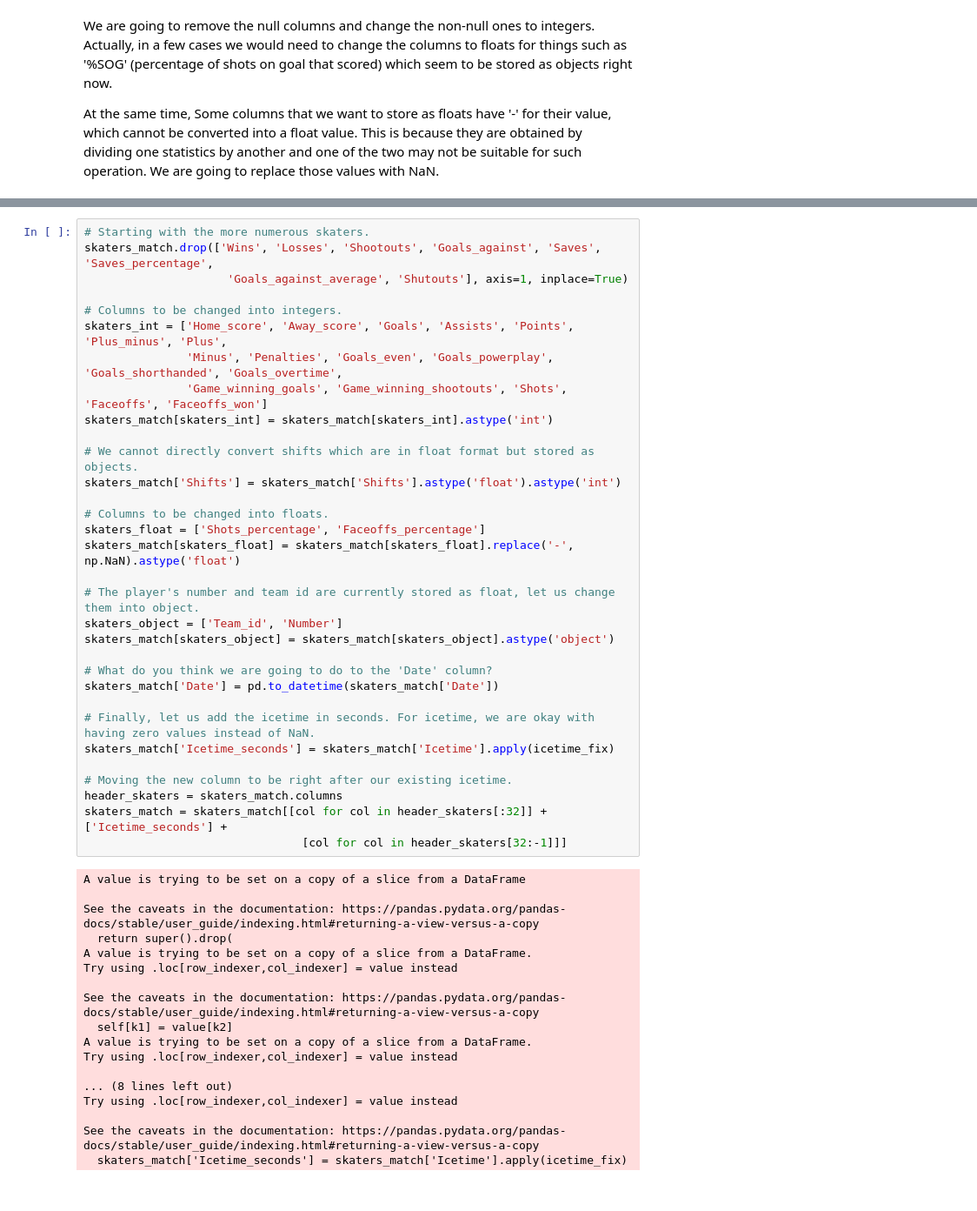
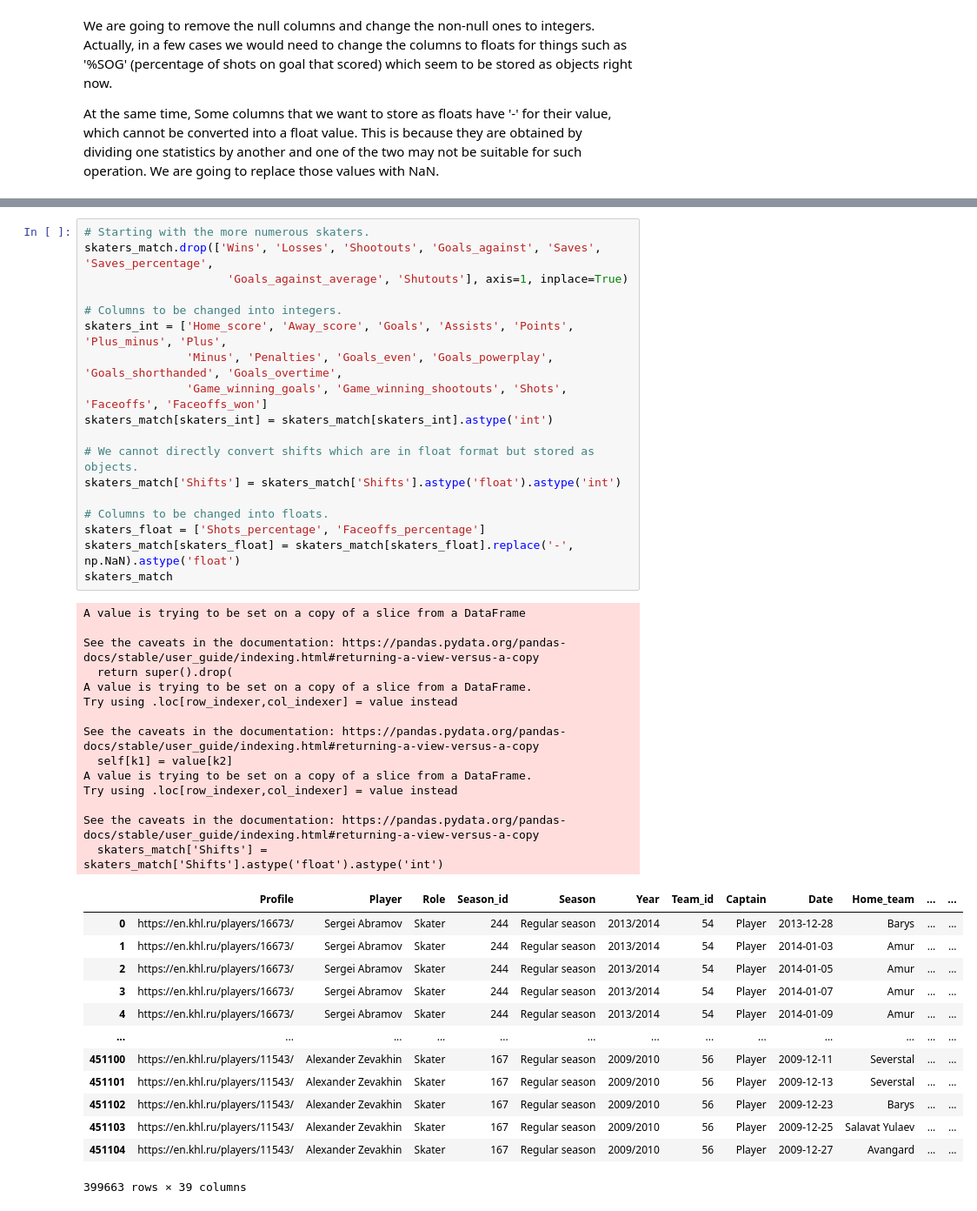
Before and after one commit to Dark-Hobbit/khl, a Jupyter notebook: stage_2/players_processing_match.ipynb, the cells around one changed output, grey strips where cells are left out. Shown at 87% size. Cells and saved outputs as stored; diff of their text form.

```diff
--- a/stage_2/players_processing_match.ipynb
+++ b/stage_2/players_processing_match.ipynb
@@ -328,52 +389,48 @@ print(header)
 # Starting with the more numerous skaters.
 skaters_match.drop(['Wins', 'Losses', 'Shootouts', 'Goals_against', 'Saves', 'Saves_percentage',
                      'Goals_against_average', 'Shutouts'], axis=1, inplace=True)
 
 # Columns to be changed into integers.
 skaters_int = ['Home_score', 'Away_score', 'Goals', 'Assists', 'Points', 'Plus_minus', 'Plus',
                'Minus', 'Penalties', 'Goals_even', 'Goals_powerplay', 'Goals_shorthanded', 'Goals_overtime',
                'Game_winning_goals', 'Game_winning_shootouts', 'Shots', 'Faceoffs', 'Faceoffs_won']
 skaters_match[skaters_int] = skaters_match[skaters_int].astype('int')
 
 # We cannot directly convert shifts which are in float format but stored as objects.
 skaters_match['Shifts'] = skaters_match['Shifts'].astype('float').astype('int')
 
 # Columns to be changed into floats.
 skaters_float = ['Shots_percentage', 'Faceoffs_percentage']
 skaters_match[skaters_float] = skaters_match[skaters_float].replace('-', np.NaN).astype('float')
-
-# The player's number and team id are currently stored as float, let us change them into object.
-skaters_object = ['Team_id', 'Number']
-skaters_match[skaters_object] = skaters_match[skaters_object].astype('object')
-
-# What do you think we are going to do to the 'Date' column?
-skaters_match['Date'] = pd.to_datetime(skaters_match['Date'])
-
-# Finally, let us add the icetime in seconds. For icetime, we are okay with having zero values instead of NaN.
-skaters_match['Icetime_seconds'] = skaters_match['Icetime'].apply(icetime_fix)
-
-# Moving the new column to be right after our existing icetime.
-header_skaters = skaters_match.columns
-skaters_match = skaters_match[[col for col in header_skaters[:32]] + ['Icetime_seconds'] +
-                                [col for col in header_skaters[32:-1]]]
+skaters_match
 # %% [output]
 A value is trying to be set on a copy of a slice from a DataFrame
 
 See the caveats in the documentation: https://pandas.pydata.org/pandas-docs/stable/user_guide/indexing.html#returning-a-view-versus-a-copy
   return super().drop(
 A value is trying to be set on a copy of a slice from a DataFrame.
 Try using .loc[row_indexer,col_indexer] = value instead
 
 See the caveats in the documentation: https://pandas.pydata.org/pandas-docs/stable/user_guide/indexing.html#returning-a-view-versus-a-copy
   self[k1] = value[k2]
 A value is trying to be set on a copy of a slice from a DataFrame.
 Try using .loc[row_indexer,col_indexer] = value instead
 
-... (8 lines left out)
-Try using .loc[row_indexer,col_indexer] = value instead
-
 See the caveats in the documentation: https://pandas.pydata.org/pandas-docs/stable/user_guide/indexing.html#returning-a-view-versus-a-copy
-  skaters_match['Icetime_seconds'] = skaters_match['Icetime'].apply(icetime_fix)
+  skaters_match['Shifts'] = skaters_match['Shifts'].astype('float').astype('int')
+|  | Profile | Player | Role | Season_id | Season | Year | Team_id | Captain | Date | Home_team | ... | ... |
+| 0 | https://en.khl.ru/players/16673/ | Sergei Abramov | Skater | 244 | Regular season | 2013/2014 | 54 | Player | 2013-12-28 | Barys | ... | ... |
+| 1 | https://en.khl.ru/players/16673/ | Sergei Abramov | Skater | 244 | Regular season | 2013/2014 | 54 | Player | 2014-01-03 | Amur | ... | ... |
+| 2 | https://en.khl.ru/players/16673/ | Sergei Abramov | Skater | 244 | Regular season | 2013/2014 | 54 | Player | 2014-01-05 | Amur | ... | ... |
+| 3 | https://en.khl.ru/players/16673/ | Sergei Abramov | Skater | 244 | Regular season | 2013/2014 | 54 | Player | 2014-01-07 | Amur | ... | ... |
+| 4 | https://en.khl.ru/players/16673/ | Sergei Abramov | Skater | 244 | Regular season | 2013/2014 | 54 | Player | 2014-01-09 | Amur | ... | ... |
+| ... | ... | ... | ... | ... | ... | ... | ... | ... | ... | ... | ... | ... |
+| 451100 | https://en.khl.ru/players/11543/ | Alexander Zevakhin | Skater | 167 | Regular season | 2009/2010 | 56 | Player | 2009-12-11 | Severstal | ... | ... |
+| 451101 | https://en.khl.ru/players/11543/ | Alexander Zevakhin | Skater | 167 | Regular season | 2009/2010 | 56 | Player | 2009-12-13 | Severstal | ... | ... |
+| 451102 | https://en.khl.ru/players/11543/ | Alexander Zevakhin | Skater | 167 | Regular season | 2009/2010 | 56 | Player | 2009-12-23 | Barys | ... | ... |
+| 451103 | https://en.khl.ru/players/11543/ | Alexander Zevakhin | Skater | 167 | Regular season | 2009/2010 | 56 | Player | 2009-12-25 | Salavat Yulaev | ... | ... |
+| 451104 | https://en.khl.ru/players/11543/ | Alexander Zevakhin | Skater | 167 | Regular season | 2009/2010 | 56 | Player | 2009-12-27 | Avangard | ... | ... |
+399663 rows × 39 columns
 # %%
 # Now for the goalies.
 goalies_match.drop(['Points', 'Plus_minus', 'Plus', 'Minus', 'Goals_even', 'Goals_powerplay', 'Goals_shorthanded',
```
Also changed, not shown: parts of 24 cells of this notebook.
